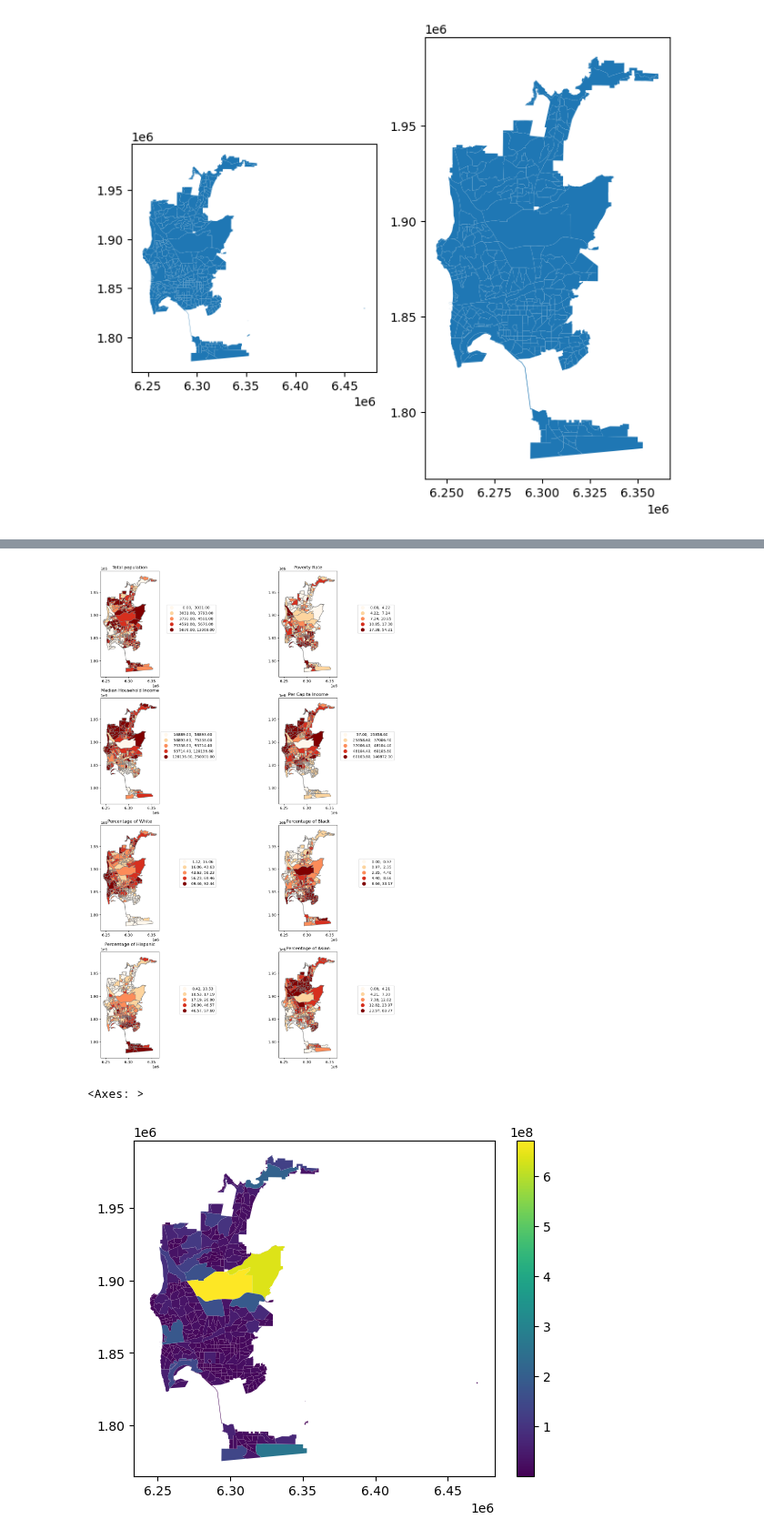
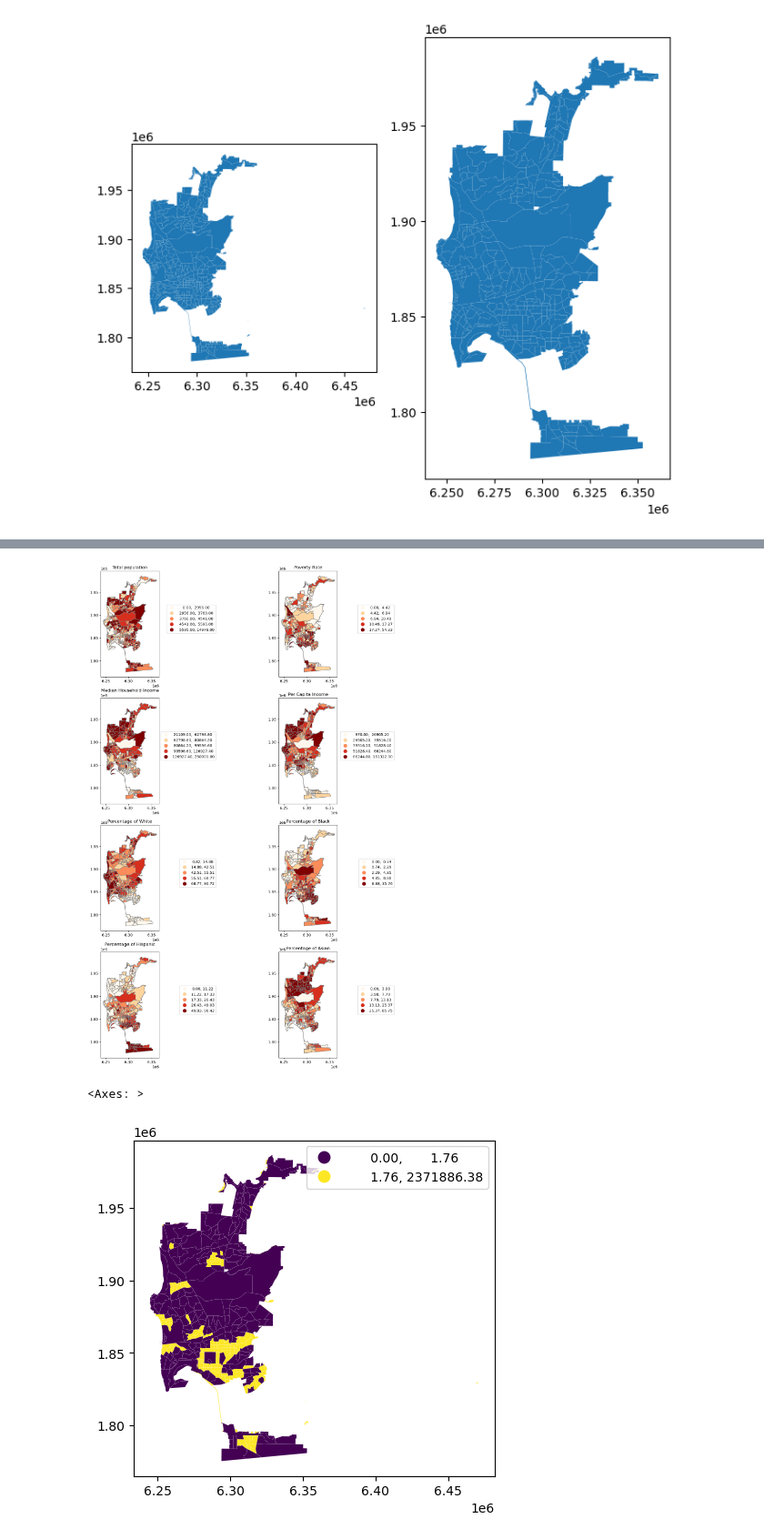
Before and after one commit to robertl0500/15-minute-analysis, a Jupyter notebook: 15-minute-package/Project_maps.ipynb, the cells around one changed output, grey strips where cells are left out. Shown at 91% size. Saved outputs shown, nothing was run; the diff lists cells and outputs as text; code cells hidden in the pictures.

Commit message:
trying to figure this out, reset head at 4, local repo

```diff
--- a/15-minute-package/Project_maps.ipynb
+++ b/15-minute-package/Project_maps.ipynb
@@ -30,2 +41,5 @@ datasets = DataStore("data/geosnap/")
+# %%
+#local directory pull FROM store_acs command
+datasets = DataStore("data/acs/acs_2021_tract.parquet")
 # %%
-demo = get_acs(datasets, county_fips='06073', years=[2020], level='tract')
+demo = get_acs(datasets, county_fips='06073', years=[2021], level='tract')
@@ -112,6 +236,6 @@ Datum: North American Datum 1983
 - Ellipsoid: GRS 1980
 - Prime Meridian: Greenwich
 # %%
-sd_demo['area'] = sd_demo['geometry'].area
+sd_demo['area'] = sd_demo['geometry'].area / 5280
 sd_demo['area']
 # %% [output]
@@ -169,10 +293,10 @@ for i, col in enumerate(analysis_variables):
 
 plt.show()
 # %% [output]
-[figure, old version]
+[figure, new version]
 # %%
-sd_demo.plot(column='area', legend=True)
+sd_demo.plot(column='pop_density', scheme='quantiles', k=2, legend=True)
 # %% [output]
 <Axes: >
-[figure, old version]
+[figure, new version]
 # %%
```
Also changed, not shown: parts of 27 cells of this notebook, 51 other files.
